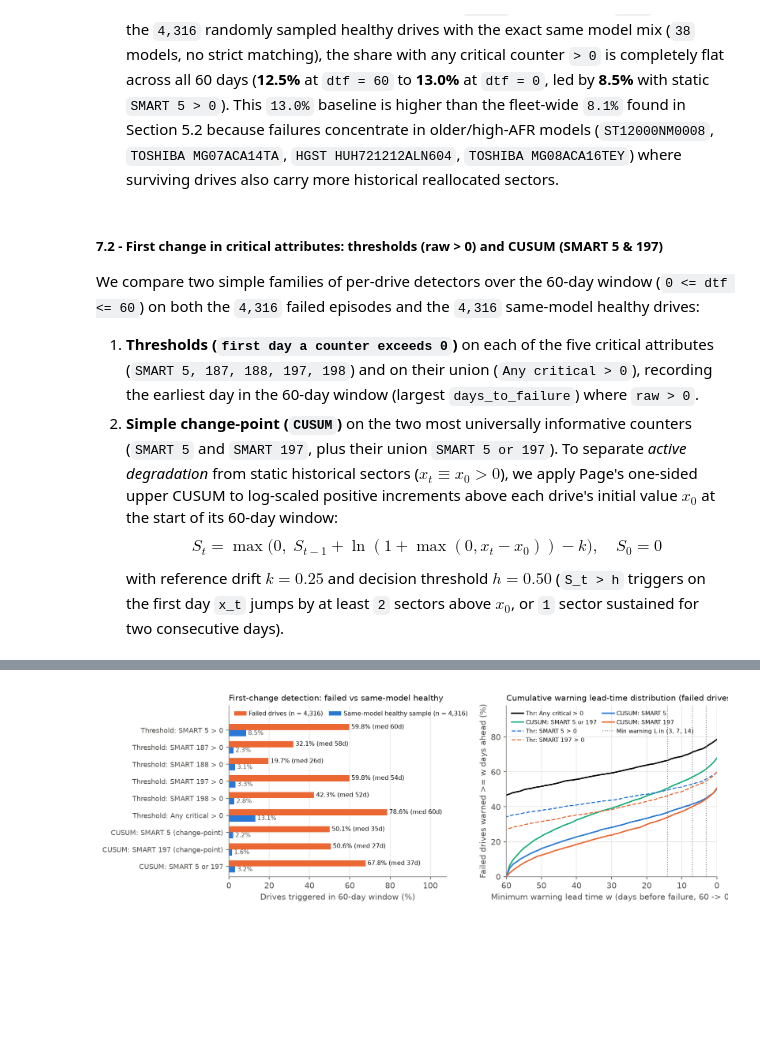
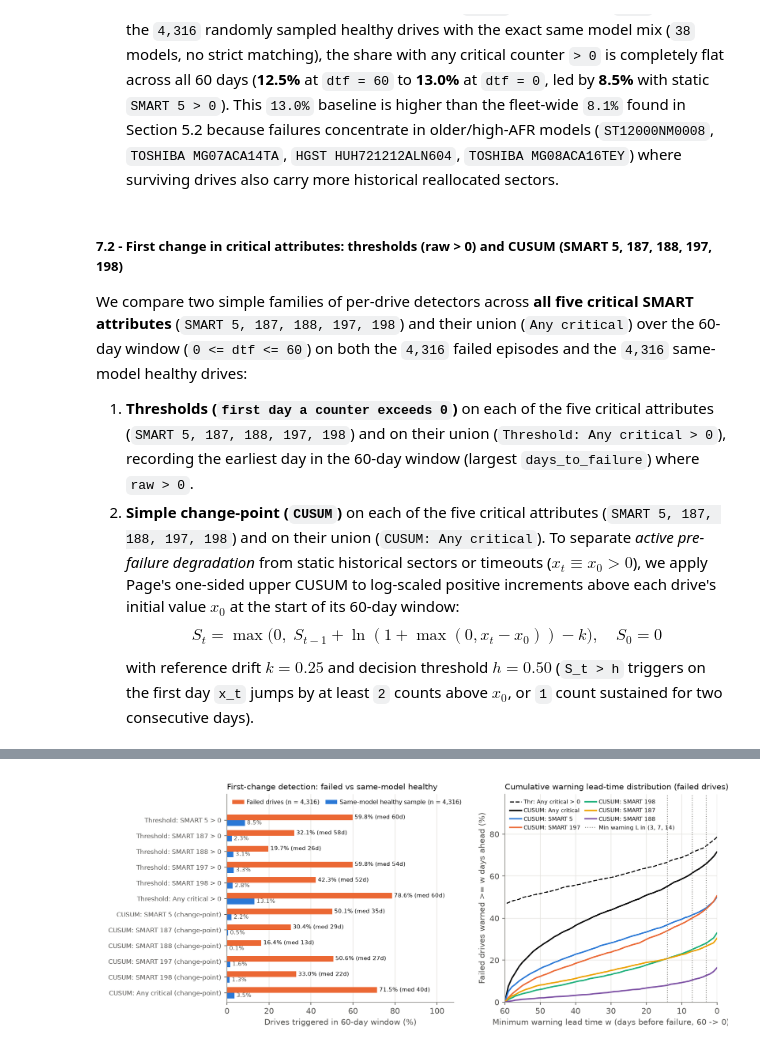
Before and after one commit to tarteeg/disk-failure-analysis, a Jupyter notebook: notebooks/eda_full_2025.ipynb, the cells around one changed output, grey strips where cells are left out. Saved outputs shown, nothing was run; the diff lists cells and outputs as text; code cells hidden in the pictures; blank space fills up the shorter version.

Commit message:
Add CUSUM for 187, 188 and 198

```diff
--- a/notebooks/eda_full_2025.ipynb
+++ b/notebooks/eda_full_2025.ipynb
@@ -1718,15 +1718,15 @@ Aligned 60d cohort: 4,316 failed episodes vs 4,316 same-model healthy drives acr
 - **Long-horizon pre-existing elevation plus sharp final-fortnight acceleration (`aligned_smart_by_dtf.csv`).** Even `60` days before failure (`dtf = 60`), **58.4%** of failed drives already carry at least one non-zero critical SMART counter (`42.9%` on `SMART 5`, `33.9%` on `SMART 197`, `23.6%` on `SMART 198`, `19.8%` on `SMART 187`, `8.6%` on `SMART 188`), rising steadily to **64.6%** at `dtf = 30`, **68.1%** at `dtf = 14`, **70.4%** at `dtf = 7`, **72.2%** at `dtf = 3`, and **77.6%** on the failure day (`dtf = 0`, where `SMART 5 > 0` reaches `59.0%` and `SMART 197 > 0` reaches `58.0%`). Mean log-intensity $\log_{10}(1 + \text{raw})$ accelerates steeply inside the final 14 days (`L = 14, 7, 3`), particularly on `SMART 197` (pending sectors, from `0.50` at `dtf = 60` to `0.74` at `dtf = 14` and `1.13` at `dtf = 0`) and `SMART 5` (reallocated sectors, from `0.84` to `1.06` and `1.41`).
 - **Why same-model healthy sampling matters (`13.0%` vs fleet-wide `8.1%`).** Across the `4,316` randomly sampled healthy drives with the exact same model mix (`38` models, no strict matching), the share with any critical counter `> 0` is completely flat across all 60 days (**12.5%** at `dtf = 60` to **13.0%** at `dtf = 0`, led by **8.5%** with static `SMART 5 > 0`). This `13.0%` baseline is higher than the fleet-wide `8.1%` found in Section 5.2 because failures concentrate in older/high-AFR models (`ST12000NM0008`, `TOSHIBA MG07ACA14TA`, `HGST HUH721212ALN604`, `TOSHIBA MG08ACA16TEY`) where surviving drives also carry more historical reallocated sectors.
 # %% [markdown]
-##### 7.2 - First change in critical attributes: thresholds (raw > 0) and CUSUM (SMART 5 & 197)
+##### 7.2 - First change in critical attributes: thresholds (raw > 0) and CUSUM (SMART 5, 187, 188, 197, 198)
 
-We compare two simple families of per-drive detectors over the 60-day window (`0 <= dtf <= 60`) on both the `4,316` failed episodes and the `4,316` same-model healthy drives:
-1. **Thresholds (`first day a counter exceeds 0`)** on each of the five critical attributes (`SMART 5, 187, 188, 197, 198`) and on their union (`Any critical > 0`), recording the earliest day in the 60-day window (largest `days_to_failure`) where `raw > 0`.
-2. **Simple change-point (`CUSUM`)** on the two most universally informative counters (`SMART 5` and `SMART 197`, plus their union `SMART 5 or 197`). To separate *active degradation* from static historical sectors ($x_t \equiv x_0 > 0$), we apply Page's one-sided upper CUSUM to log-scaled positive increments above each drive's initial value $x_0$ at the start of its 60-day window:
+We compare two simple families of per-drive detectors across **all five critical SMART attributes** (`SMART 5, 187, 188, 197, 198`) and their union (`Any critical`) over the 60-day window (`0 <= dtf <= 60`) on both the `4,316` failed episodes and the `4,316` same-model healthy drives:
+1. **Thresholds (`first day a counter exceeds 0`)** on each of the five critical attributes (`SMART 5, 187, 188, 197, 198`) and on their union (`Threshold: Any critical > 0`), recording the earliest day in the 60-day window (largest `days_to_failure`) where `raw > 0`.
+2. **Simple change-point (`CUSUM`)** on each of the five critical attributes (`SMART 5, 187, 188, 197, 198`) and on their union (`CUSUM: Any critical`). To separate *active pre-failure degradation* from static historical sectors or timeouts ($x_t \equiv x_0 > 0$), we apply Page's one-sided upper CUSUM to log-scaled positive increments above each drive's initial value $x_0$ at the start of its 60-day window:
 $$S_t = \max\!\big(0,\; S_{t-1} + \ln(1 + \max(0, x_t - x_0)) - k\big), \quad S_0 = 0$$
-with reference drift $k = 0.25$ and decision threshold $h = 0.50$ (`S_t > h` triggers on the first day `x_t` jumps by at least `2` sectors above $x_0$, or `1` sector sustained for two consecutive days).
+with reference drift $k = 0.25$ and decision threshold $h = 0.50$ (`S_t > h` triggers on the first day `x_t` jumps by at least `2` counts above $x_0$, or `1` count sustained for two consecutive days).
 # %%
-# --- 7.2 First change in critical attributes: Thresholds (raw > 0) and CUSUM (SMART 5 & 197) ---
+# --- 7.2 First change in critical attributes: Thresholds (raw > 0) and CUSUM (SMART 5, 187, 188, 197, 198) ---
 fc_parquet = cfg.cache_dir / "rq1_first_change_per_drive.parquet"
 CUSUM_K, CUSUM_H = 0.25, 0.50
 if fc_parquet.exists():
@@ -1752,18 +1752,13 @@ else:
             "model": g["model"].iloc[0], "manufacturer": g["manufacturer"].iloc[0],
             "capacity_tb": g["capacity_tb"].iloc[0], "max_dtf": int(dtf[0]),
         }
+        cusum_vals = []
         for a in cfg.critical_smart:
             v = g[f"s{a}"].to_numpy()
             idx = np.where(v > 0)[0]
             rec[f"thr_{a}_dtf"] = int(dtf[idx[0]]) if len(idx) > 0 else np.nan
             rec[f"init_gt0_{a}"] = bool(v[0] > 0)
 
-        any_v = (g["s5"].to_numpy() > 0) | (g["s187"].to_numpy() > 0) | (g["s188"].to_numpy() > 0) | (g["s197"].to_numpy() > 0) | (g["s198"].to_numpy() > 0)
-        idx_any = np.where(any_v)[0]
-        rec["thr_any_dtf"] = int(dtf[idx_any[0]]) if len(idx_any) > 0 else np.nan
-
-        for a in (5, 197):
-            v = g[f"s{a}"].to_numpy()
             x0 = v[0]
             s = 0.0
             c_dtf = np.nan
@@ -1774,6 +1769,13 @@ else:
                     c_dtf = int(dtf[i])
                     break
             rec[f"cusum_{a}_dtf"] = c_dtf
+            if pd.notna(c_dtf):
+                cusum_vals.append(c_dtf)
+
+        any_v = (g["s5"].to_numpy() > 0) | (g["s187"].to_numpy() > 0) | (g["s188"].to_numpy() > 0) | (g["s197"].to_numpy() > 0) | (g["s198"].to_numpy() > 0)
+        idx_any = np.where(any_v)[0]
+        rec["thr_any_dtf"] = int(dtf[idx_any[0]]) if len(idx_any) > 0 else np.nan
+        rec["cusum_any_dtf"] = max(cusum_vals) if len(cusum_vals) > 0 else np.nan
 
         c5, c197 = rec["cusum_5_dtf"], rec["cusum_197_dtf"]
         rec["cusum_5_197_dtf"] = max(c5, c197) if (pd.notna(c5) and pd.notna(c197)) else (c5 if pd.notna(c5) else c197)
@@ -1792,8 +1794,11 @@ detector_specs = [
     ("thr_198_dtf", "Threshold: SMART 198 > 0"),
     ("thr_any_dtf", "Threshold: Any critical > 0"),
     ("cusum_5_dtf", "CUSUM: SMART 5 (change-point)"),
+    ("cusum_187_dtf", "CUSUM: SMART 187 (change-point)"),
+    ("cusum_188_dtf", "CUSUM: SMART 188 (change-point)"),
     ("cusum_197_dtf", "CUSUM: SMART 197 (change-point)"),
-    ("cusum_5_197_dtf", "CUSUM: SMART 5 or 197"),
+    ("cusum_198_dtf", "CUSUM: SMART 198 (change-point)"),
+    ("cusum_any_dtf", "CUSUM: Any critical (change-point)"),
 ]
 
 f_sub = per_drive_fc[per_drive_fc["cohort"] == "failed"]
@@ -1825,12 +1830,12 @@ fc_summary = pd.DataFrame(summary_rows)
 fc_summary.to_csv(cfg.cache_dir / "rq1_first_change_summary.csv", index=False)
 
 for _, r in fc_summary.iterrows():
-    print(f"{r['detector']:<32} | Failed: {int(r['failed_trig_n']):>4,} ({r['failed_trig_pct']:5.1f}%) | "
-          f"Healthy: {int(r['healthy_trig_n']):>3,} ({r['healthy_trig_pct']:4.1f}%) | Ratio: {r['tpr_fpr_ratio']:4.1f}x | "
+    print(f"{r['detector']:<34} | Failed: {int(r['failed_trig_n']):>4,} ({r['failed_trig_pct']:5.1f}%) | "
+          f"Healthy: {int(r['healthy_trig_n']):>3,} ({r['healthy_trig_pct']:4.1f}%) | Ratio: {r['tpr_fpr_ratio']:5.1f}x | "
           f"Med dtf: {r['failed_med_dtf']:4.0f}d (IQR {r['failed_q25_dtf']:2.0f}-{r['failed_q75_dtf']:2.0f}d) | "
           f">=3d: {r['failed_warn_ge_3d_pct']:4.1f}% | >=7d: {r['failed_warn_ge_7d_pct']:4.1f}% | >=14d: {r['failed_warn_ge_14d_pct']:4.1f}%")
 
-fig, (ax1, ax2) = plt.subplots(1, 2, figsize=(11, 3.9), gridspec_kw={"width_ratios": [1.22, 1.18]})
+fig, (ax1, ax2) = plt.subplots(1, 2, figsize=(11.2, 4.6), gridspec_kw={"width_ratios": [1.24, 1.16]})
 plot_order = fc_summary.iloc[::-1].reset_index(drop=True)
 y_pos = np.arange(len(plot_order))
 h_bar = 0.36
@@ -1840,14 +1845,14 @@ ax1.barh(y_pos - h_bar / 2, plot_order["healthy_trig_pct"], height=h_bar, color=
 for idx, r in plot_order.iterrows():
     ax1.text(r["failed_trig_pct"] + 1.0, idx + h_bar / 2,
              f"{r['failed_trig_pct']:.1f}% (med {r['failed_med_dtf']:.0f}d)",
-             va="center", fontsize=7.8, color=INK)
+             va="center", fontsize=7.4, color=INK)
     ax1.text(r["healthy_trig_pct"] + 1.0, idx - h_bar / 2,
              f"{r['healthy_trig_pct']:.1f}%",
-             va="center", fontsize=7.5, color=MUTED)
+             va="center", fontsize=7.2, color=MUTED)
 ax1.set_yticks(y_pos)
-ax1.set_yticklabels(plot_order["detector"], fontsize=8.5)
+ax1.set_yticklabels(plot_order["detector"], fontsize=8.2)
 ax1.set_xlim(0, 108)
-ax1.set_ylim(-0.6, len(plot_order) - 0.5 + 0.95)
+ax1.set_ylim(-0.6, len(plot_order) - 0.5 + 1.15)
 ax1.set_xlabel("Drives triggered in 60-day window (%)")
 ax1.set_title("First-change detection: failed vs same-model healthy", loc="left", fontsize=10)
 ax1.grid(axis="y", visible=False)
@@ -1855,23 +1860,24 @@ ax1.legend(frameon=False, loc="upper left", ncol=2, fontsize=7.6, columnspacing=
 
 ws = np.arange(0, 61)
 curve_specs = [
-    ("thr_any_dtf", "Thr: Any critical > 0", INK, "-"),
-    ("cusum_5_197_dtf", "CUSUM: SMART 5 or 197", GREEN, "-"),
-    ("thr_5_dtf", "Thr: SMART 5 > 0", BLUE, "--"),
-    ("thr_197_dtf", "Thr: SMART 197 > 0", ORANGE, "--"),
+    ("thr_any_dtf", "Thr: Any critical > 0", INK, "--"),
+    ("cusum_any_dtf", "CUSUM: Any critical", INK, "-"),
     ("cusum_5_dtf", "CUSUM: SMART 5", BLUE, "-"),
     ("cusum_197_dtf", "CUSUM: SMART 197", ORANGE, "-"),
+    ("cusum_198_dtf", "CUSUM: SMART 198", GREEN, "-"),
+    ("cusum_187_dtf", "CUSUM: SMART 187", GOLD, "-"),
+    ("cusum_188_dtf", "CUSUM: SMART 188", PURPLE, "-"),
 ]
 for col, lbl, c, ls in curve_specs:
     vals_f = [(f_sub[col] >= w).mean() * 100.0 for w in ws]
-    ax2.plot(ws, vals_f, color=c, lw=1.7 if ls == "-" else 1.3, ls=ls, label=lbl)
+    ax2.plot(ws, vals_f, color=c, lw=1.75 if ls == "-" else 1.35, ls=ls, label=lbl)
 for i_l, L in enumerate(cfg.min_warning_L):
     ax2.axvline(L, color=OTHER_COLOR, ls=":", lw=1.1, label="Min warning L in (3, 7, 14)" if i_l == 0 else None)
 ax2.set_xlim(60, 0)
-ax2.set_ylim(0, 98)
+ax2.set_ylim(0, 99)
 ax2.set_xlabel("Minimum warning lead time w (days before failure, 60 -> 0)")
 ax2.set_ylabel("Failed drives warned >= w days ahead (%)")
 ax2.set_title("Cumulative warning lead-time distribution (failed drives)", loc="left", fontsize=10)
-ax2.legend(frameon=False, loc="upper left", ncol=2, fontsize=7.4, columnspacing=0.9, handletextpad=0.4)
+ax2.legend(frameon=False, loc="upper left", ncol=2, fontsize=7.3, columnspacing=0.8, handletextpad=0.4)
 finish(fig, "first_change_thresholds_cusum")
 # %% [output]
@@ -1887,3 +1896,3 @@ CUSUM: SMART 5 or 197            | Failed: 2,928 ( 67.8%) | Healthy: 136 ( 3.2%)
-[figure, old version]
+[figure, new version]
 # %% [markdown]
 **Takeaways.**
```
Also changed, not shown: parts of 5 cells of this notebook, 1 other file.
